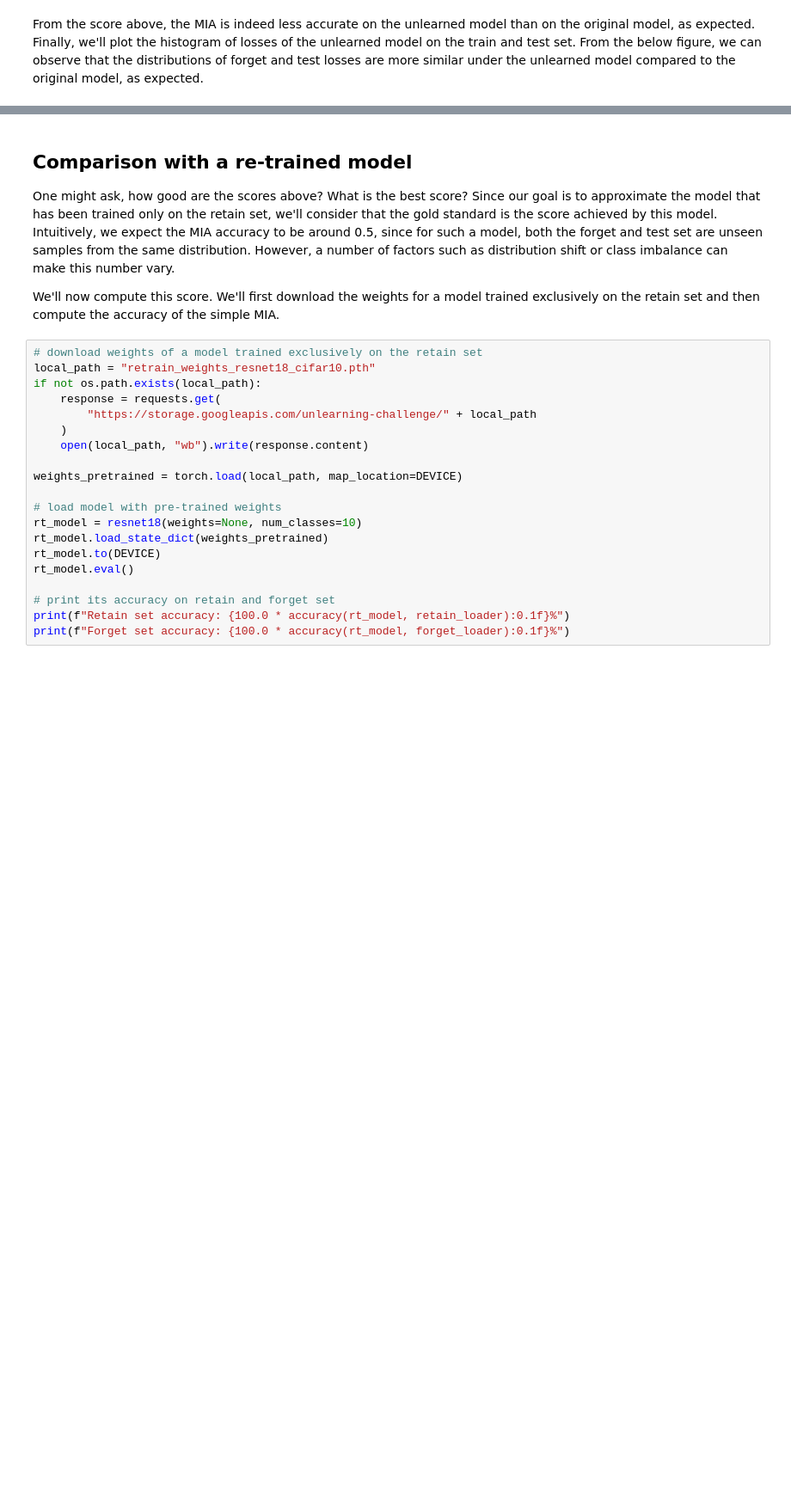
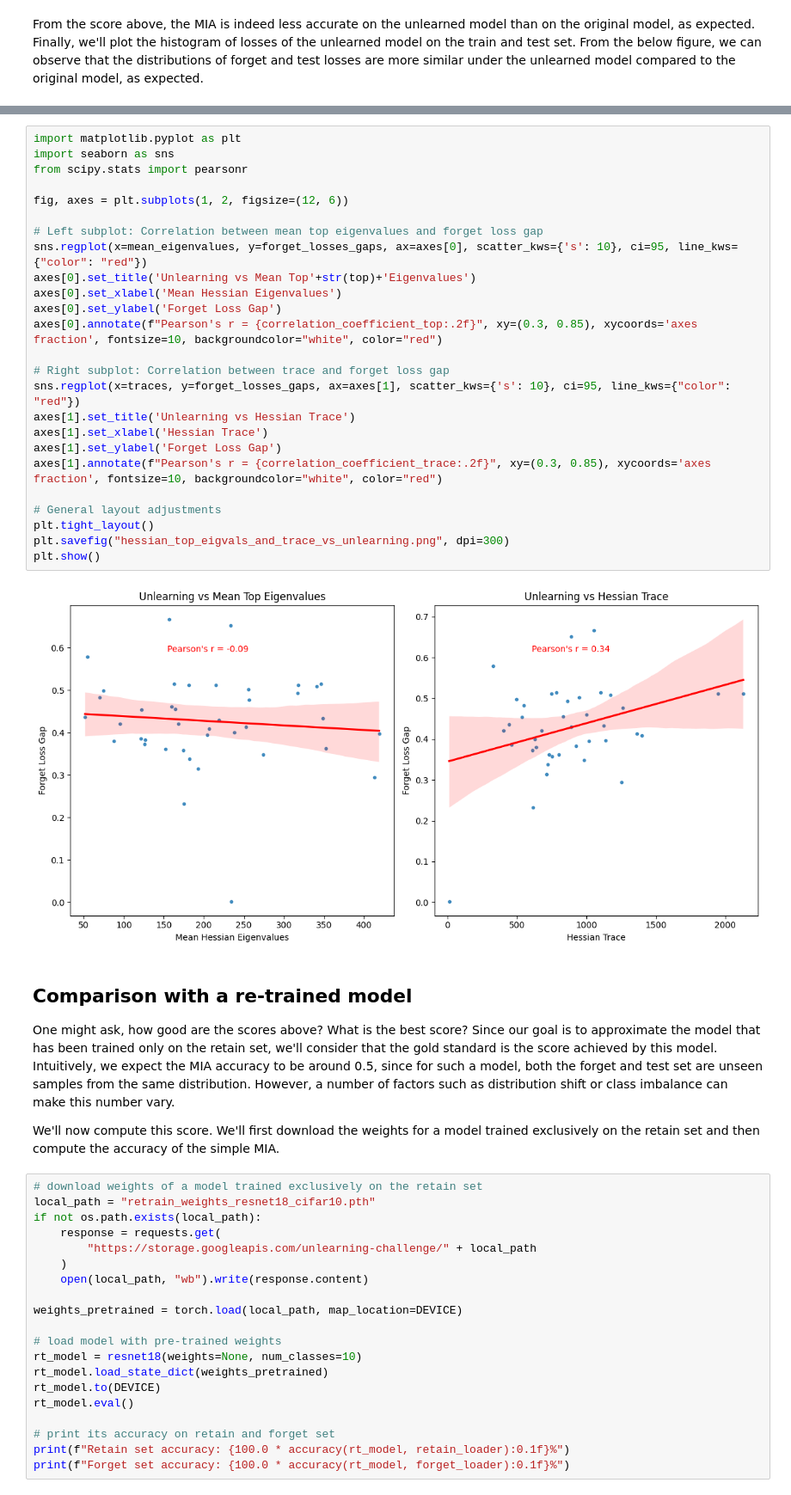
Before and after one commit to THANNAGA/PyHessian, a Jupyter notebook: hessian_permutation_unlearning-CIFAR10.ipynb, the cells around one changed output, grey strips where cells are left out. Shown at 86% size. Saved outputs shown, nothing was run; the diff lists cells and outputs as text; blank space fills up the shorter version.

```diff
--- a/hessian_permutation_unlearning-CIFAR10.ipynb
+++ b/hessian_permutation_unlearning-CIFAR10.ipynb
@@ -509,3 +499,30 @@ plt.show()
+# %%
+import matplotlib.pyplot as plt
+import seaborn as sns
+from scipy.stats import pearsonr
+
+fig, axes = plt.subplots(1, 2, figsize=(12, 6))
+
+# Left subplot: Correlation between mean top eigenvalues and forget loss gap
+sns.regplot(x=mean_eigenvalues, y=forget_losses_gaps, ax=axes[0], scatter_kws={'s': 10}, ci=95, line_kws={"color": "red"})
+axes[0].set_title('Unlearning vs Mean Top'+str(top)+'Eigenvalues')
+axes[0].set_xlabel('Mean Hessian Eigenvalues')
+axes[0].set_ylabel('Forget Loss Gap')
+axes[0].annotate(f"Pearson's r = {correlation_coefficient_top:.2f}", xy=(0.3, 0.85), xycoords='axes fraction', fontsize=10, backgroundcolor="white", color="red")
+
+# Right subplot: Correlation between trace and forget loss gap
+sns.regplot(x=traces, y=forget_losses_gaps, ax=axes[1], scatter_kws={'s': 10}, ci=95, line_kws={"color": "red"})
+axes[1].set_title('Unlearning vs Hessian Trace')
+axes[1].set_xlabel('Hessian Trace')
+axes[1].set_ylabel('Forget Loss Gap')
+axes[1].annotate(f"Pearson's r = {correlation_coefficient_trace:.2f}", xy=(0.3, 0.85), xycoords='axes fraction', fontsize=10, backgroundcolor="white", color="red")
+
+# General layout adjustments
+plt.tight_layout()
+plt.savefig("hessian_top_eigvals_and_trace_vs_unlearning.png", dpi=300)
+plt.show()
+# %% [output]
+[figure, added]
 # %% [markdown]
 ## Comparison with a re-trained model
 
```
Also changed, not shown: parts of 13 cells of this notebook.
